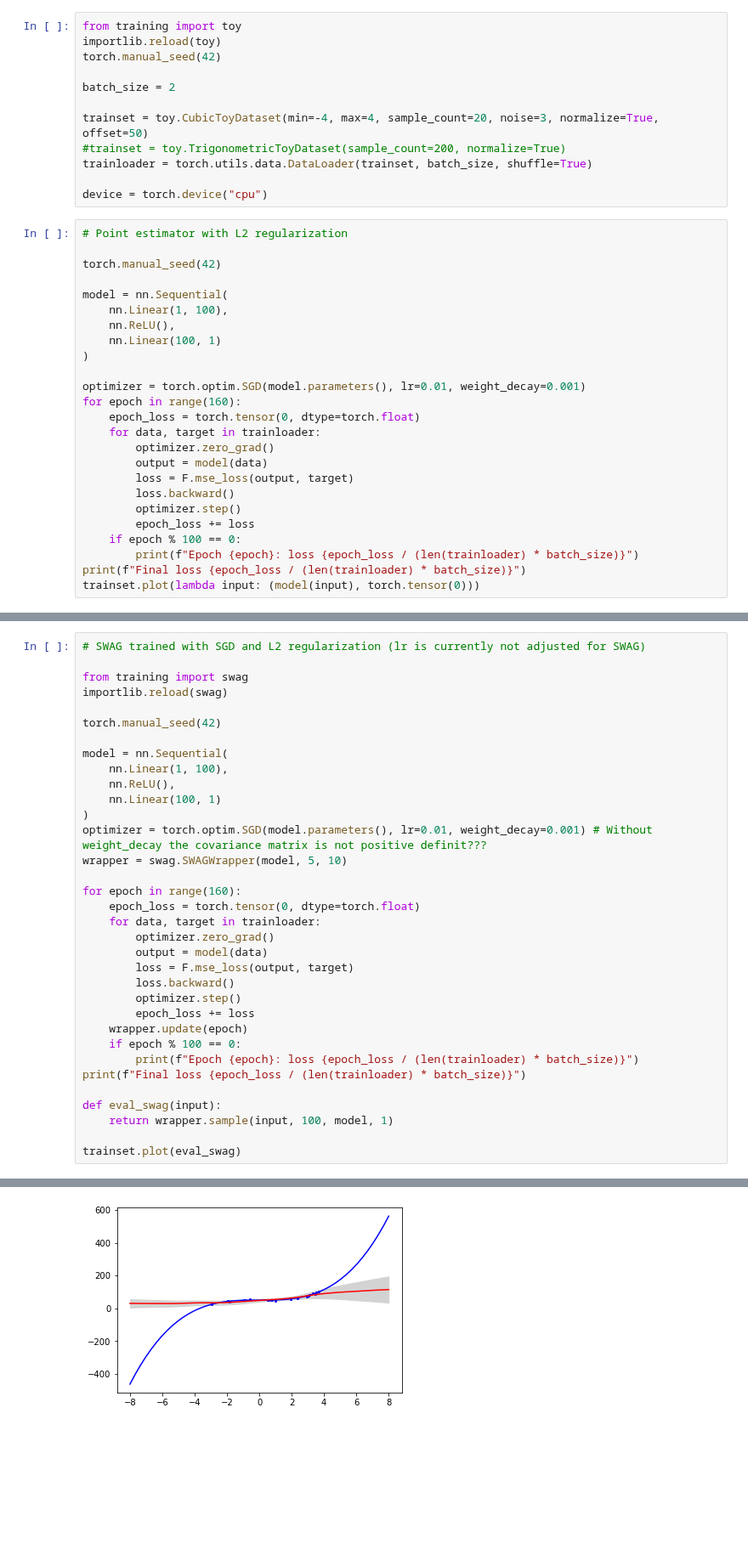
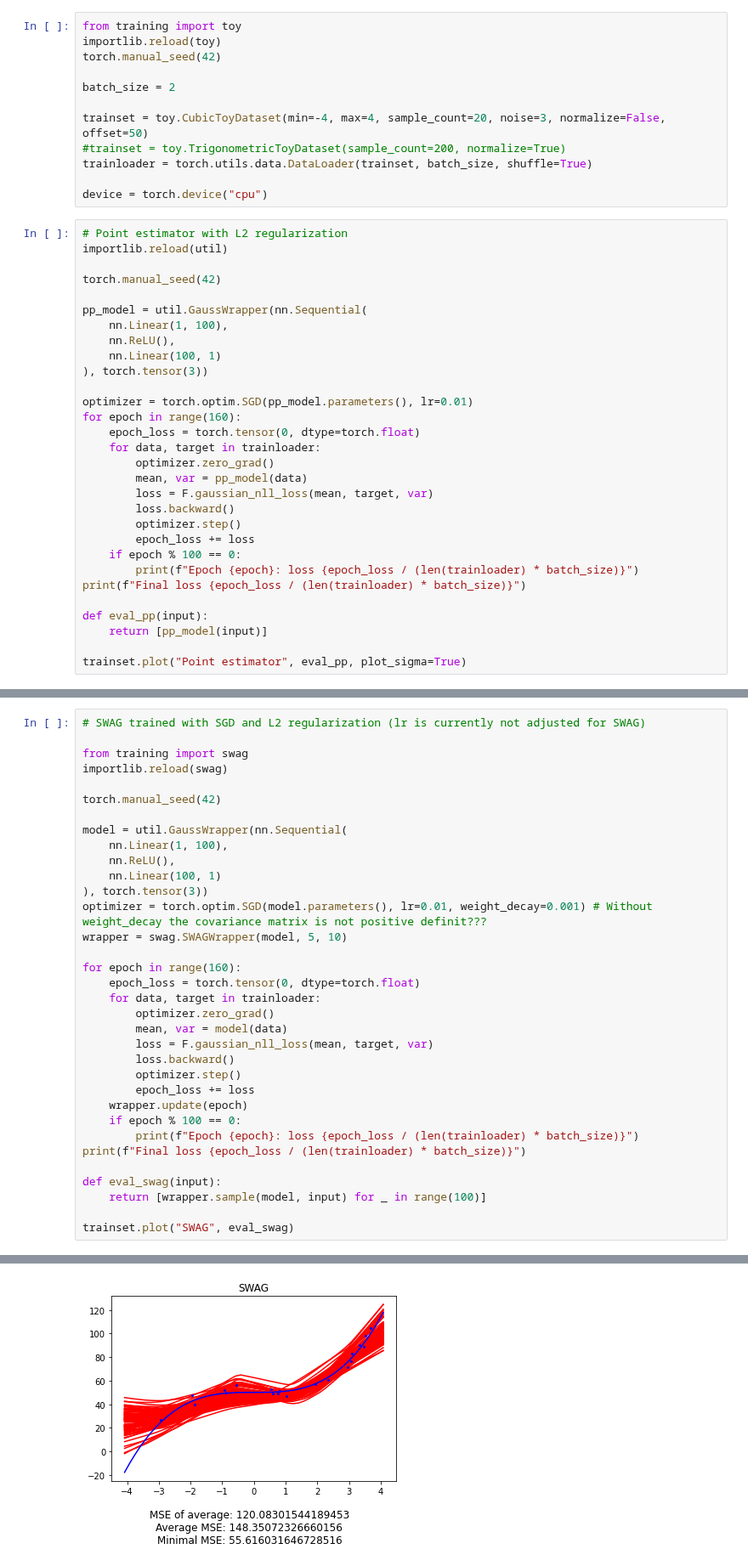
Before and after one commit to Feuermagier/VariationalBayesianDL, a Jupyter notebook: ToyRegression.ipynb, the cells around one changed output, grey strips where cells are left out. Shown at 85% size. Saved outputs shown, nothing was run; the diff lists cells and outputs as text; blank space fills up the shorter version.

```diff
--- a/ToyRegression.ipynb
+++ b/ToyRegression.ipynb
@@ -14,34 +15,39 @@ torch.manual_seed(42)
 
 batch_size = 2
 
-trainset = toy.CubicToyDataset(min=-4, max=4, sample_count=20, noise=3, normalize=True, offset=50)
+trainset = toy.CubicToyDataset(min=-4, max=4, sample_count=20, noise=3, normalize=False, offset=50)
 #trainset = toy.TrigonometricToyDataset(sample_count=200, normalize=True)
 trainloader = torch.utils.data.DataLoader(trainset, batch_size, shuffle=True)
 
 device = torch.device("cpu")
 # %%
 # Point estimator with L2 regularization
+importlib.reload(util)
 
 torch.manual_seed(42)
 
-model = nn.Sequential(
+pp_model = util.GaussWrapper(nn.Sequential(
     nn.Linear(1, 100),
     nn.ReLU(),
     nn.Linear(100, 1)
-)
+), torch.tensor(3))
 
-optimizer = torch.optim.SGD(model.parameters(), lr=0.01, weight_decay=0.001)
+optimizer = torch.optim.SGD(pp_model.parameters(), lr=0.01)
 for epoch in range(160):
     epoch_loss = torch.tensor(0, dtype=torch.float)
     for data, target in trainloader:
         optimizer.zero_grad()
-        output = model(data)
-        loss = F.mse_loss(output, target)
+        mean, var = pp_model(data)
+        loss = F.gaussian_nll_loss(mean, target, var)
         loss.backward()
         optimizer.step()
         epoch_loss += loss
     if epoch % 100 == 0:
         print(f"Epoch {epoch}: loss {epoch_loss / (len(trainloader) * batch_size)}")
 print(f"Final loss {epoch_loss / (len(trainloader) * batch_size)}")
-trainset.plot(lambda input: (model(input), torch.tensor(0)))
+
+def eval_pp(input):
+    return [pp_model(input)]
+
+trainset.plot("Point estimator", eval_pp, plot_sigma=True)
 # %% [output]
@@ -58,11 +63,11 @@ importlib.reload(swag)
 
 torch.manual_seed(42)
 
-model = nn.Sequential(
+model = util.GaussWrapper(nn.Sequential(
     nn.Linear(1, 100),
     nn.ReLU(),
     nn.Linear(100, 1)
-)
+), torch.tensor(3))
 optimizer = torch.optim.SGD(model.parameters(), lr=0.01, weight_decay=0.001) # Without weight_decay the covariance matrix is not positive definit???
 wrapper = swag.SWAGWrapper(model, 5, 10)
 
@@ -70,8 +75,8 @@ for epoch in range(160):
     epoch_loss = torch.tensor(0, dtype=torch.float)
     for data, target in trainloader:
         optimizer.zero_grad()
-        output = model(data)
-        loss = F.mse_loss(output, target)
+        mean, var = model(data)
+        loss = F.gaussian_nll_loss(mean, target, var)
         loss.backward()
         optimizer.step()
         epoch_loss += loss
@@ -81,7 +86,7 @@ for epoch in range(160):
 print(f"Final loss {epoch_loss / (len(trainloader) * batch_size)}")
 
 def eval_swag(input):
-    return wrapper.sample(input, 100, model, 1)
+    return [wrapper.sample(model, input) for _ in range(100)]
 
-trainset.plot(eval_swag)
+trainset.plot("SWAG", eval_swag)
 # %% [output]
@@ -92,4 +96,4 @@ RMSE 181.13619995117188
-[figure, old version]
+[figure, new version]
 # %%
 # Ensemble of point estimators with L2 regularization
 
```
Also changed, not shown: parts of 7 cells of this notebook, 5 other files.
